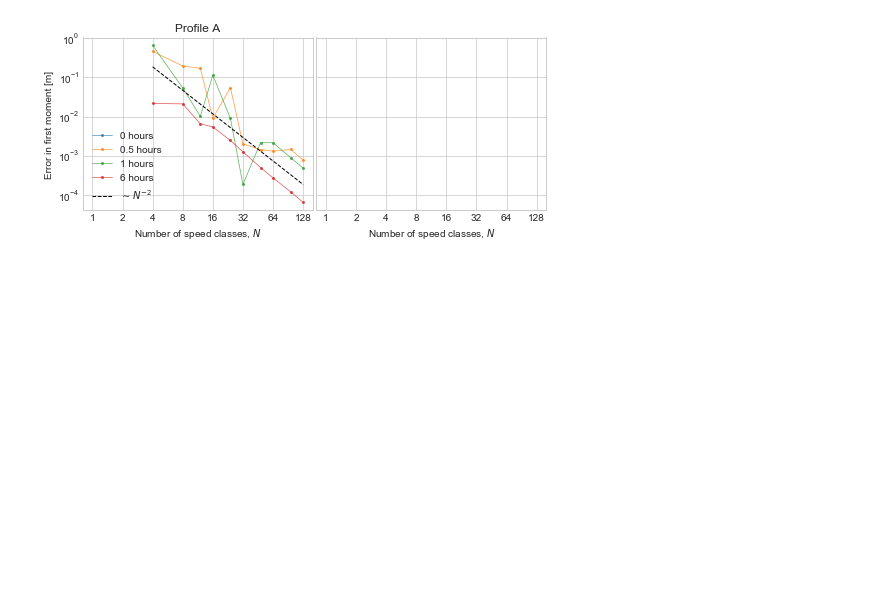
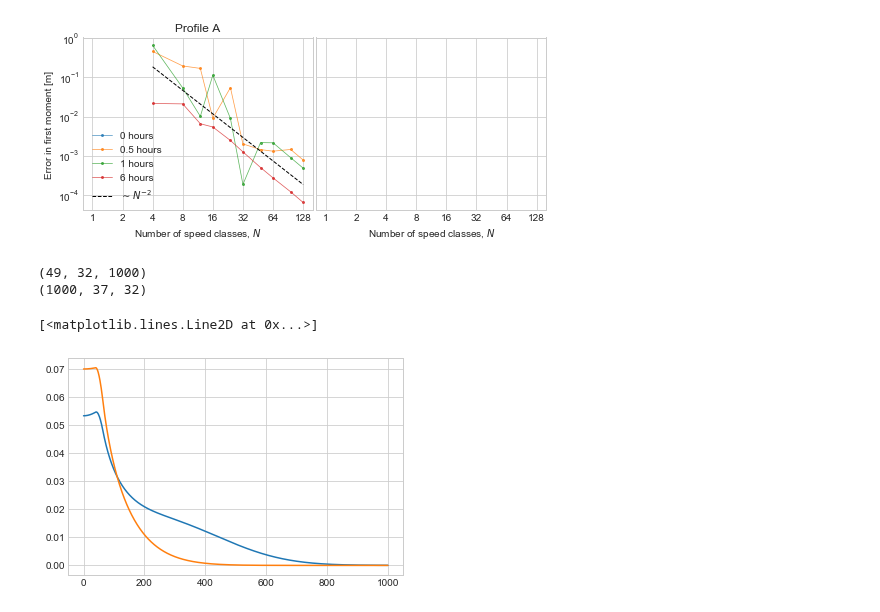
Before and after one commit to nordam/Eulerian-and-Lagrangian-methods, a Jupyter notebook: notebooks/ConvergencePlots.ipynb, the cells around one changed output. Cells and saved outputs as stored; diff of their text form; code cells hidden in the pictures; blank space fills up the shorter version.

```diff
--- a/notebooks/ConvergencePlots.ipynb
+++ b/notebooks/ConvergencePlots.ipynb
@@ -711,3 +711,18 @@ plt.savefig('convergence_Nclasses_case2.pdf')
 # %% [output]
 361
 [figure]
+# %%
+C_new = np.load('../data/Case3_K_A_block_Nclasses=32_NJ=1000_dt=60.npy')
+C_old = np.load('../data/Case3_K_A_block_Nclasses=32_NJ=1000_dt=60_old_code.npy')
+
+print(C_new.shape)
+print(C_old.shape)
+# %% [output]
+(49, 32, 1000)
+(1000, 37, 32)
+# %%
+plt.plot(np.sum(C_new, axis = 1)[2,:])
+plt.plot(np.sum(C_old, axis = 2)[:,8])
+# %% [output]
+[<matplotlib.lines.Line2D at 0x...>]
+[figure, added]
```
Also changed, not shown: parts of 7 cells of this notebook, 4 other files.
